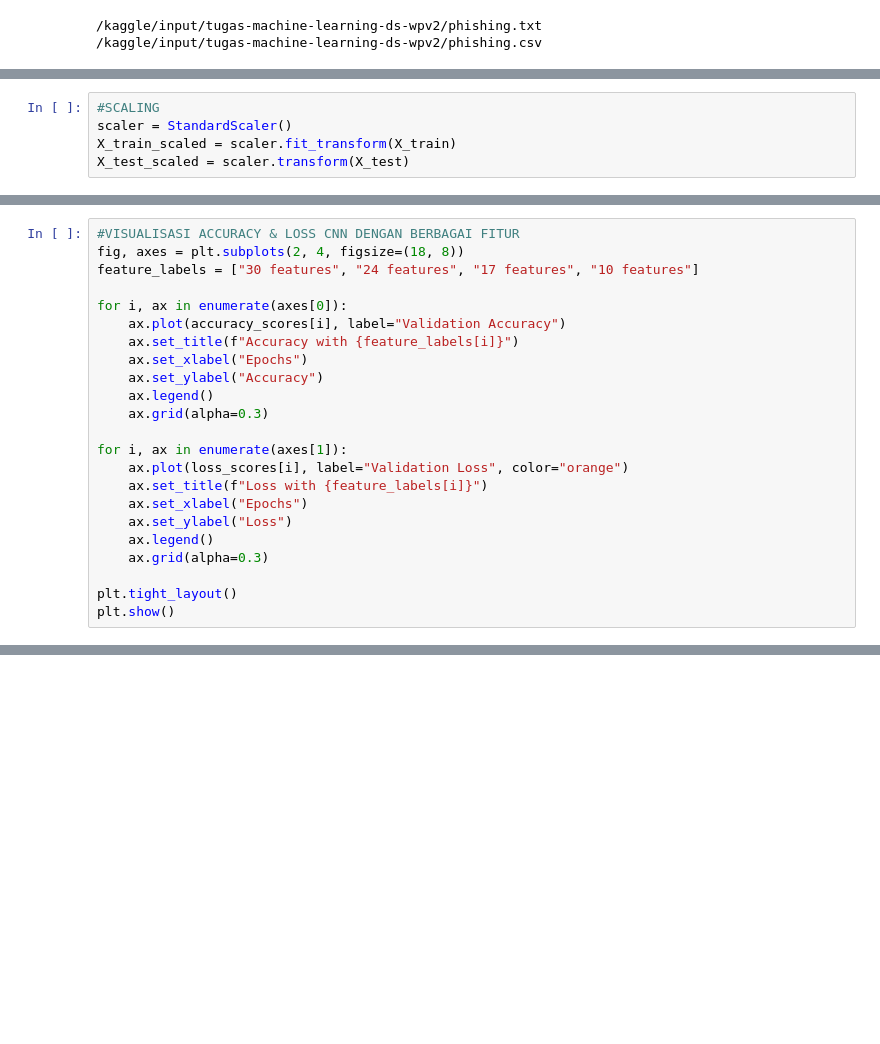
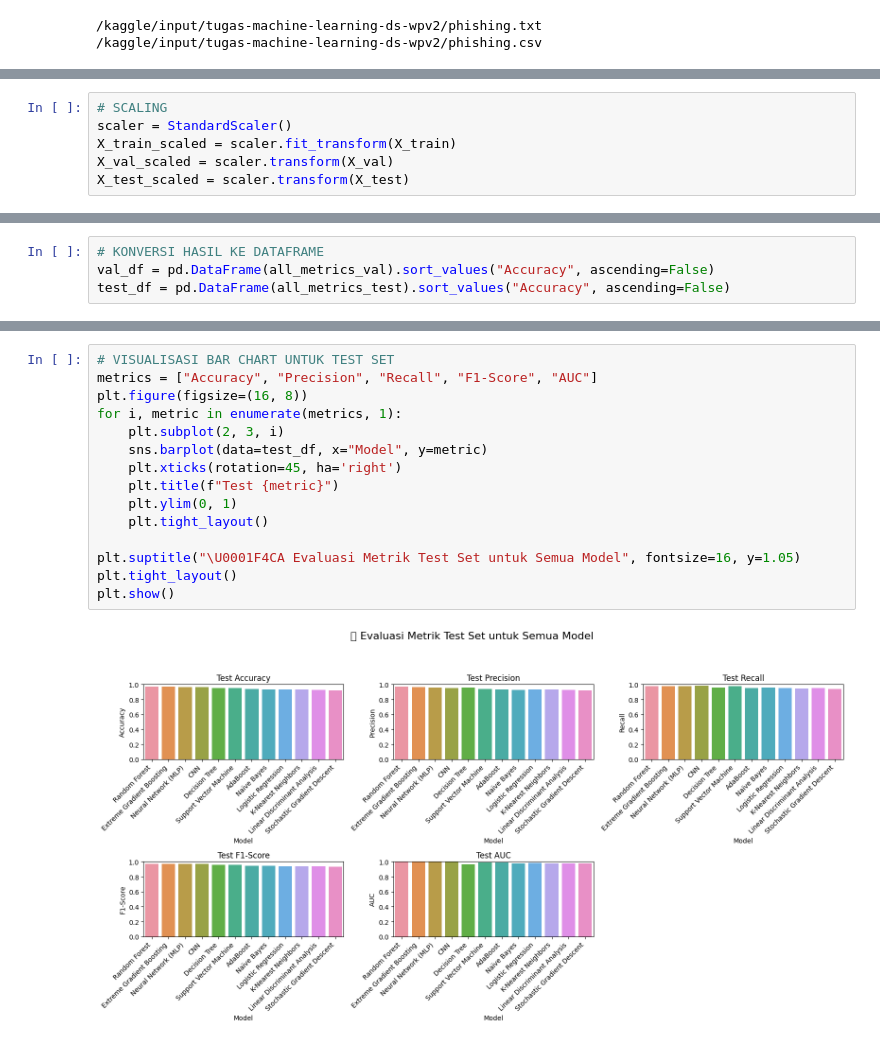
Before and after one commit to impeeza7/TUGAS_MACHINE_LEARNING8, a Jupyter notebook: tugas-machine-learning-ds-wpv2-kelompok-8.ipynb, the cells around one changed output, grey strips where cells are left out. Saved outputs shown, nothing was run; the diff lists cells and outputs as text; blank space fills up the shorter version.

```diff
--- a/tugas-machine-learning-ds-wpv2-kelompok-8.ipynb
+++ b/tugas-machine-learning-ds-wpv2-kelompok-8.ipynb
@@ -62,6 +62,7 @@ X_train, X_test, y_train, y_test = train_test_split(X, y, test_size=0.2, random_
 # %%
-#SCALING
+# SCALING
 scaler = StandardScaler()
 X_train_scaled = scaler.fit_transform(X_train)
+X_val_scaled = scaler.transform(X_val)
 X_test_scaled = scaler.transform(X_test)
 # %%
@@ -192,23 +82,0 @@ for k in feature_counts:
-# %%
-#VISUALISASI ACCURACY & LOSS CNN DENGAN BERBAGAI FITUR
-fig, axes = plt.subplots(2, 4, figsize=(18, 8))
-feature_labels = ["30 features", "24 features", "17 features", "10 features"]
-
-for i, ax in enumerate(axes[0]):
-    ax.plot(accuracy_scores[i], label="Validation Accuracy")
-    ax.set_title(f"Accuracy with {feature_labels[i]}")
-    ax.set_xlabel("Epochs")
-    ax.set_ylabel("Accuracy")
-    ax.legend()
-    ax.grid(alpha=0.3)
-
-for i, ax in enumerate(axes[1]):
-    ax.plot(loss_scores[i], label="Validation Loss", color="orange")
-    ax.set_title(f"Loss with {feature_labels[i]}")
-    ax.set_xlabel("Epochs")
-    ax.set_ylabel("Loss")
-    ax.legend()
-    ax.grid(alpha=0.3)
-
-plt.tight_layout()
-plt.show()
@@ -216,0 +165,4 @@ plt.show()
+# %%
+# KONVERSI HASIL KE DATAFRAME
+val_df = pd.DataFrame(all_metrics_val).sort_values("Accuracy", ascending=False)
+test_df = pd.DataFrame(all_metrics_test).sort_values("Accuracy", ascending=False)
@@ -216,0 +193,17 @@ plt.show()
+# %%
+# VISUALISASI BAR CHART UNTUK TEST SET
+metrics = ["Accuracy", "Precision", "Recall", "F1-Score", "AUC"]
+plt.figure(figsize=(16, 8))
+for i, metric in enumerate(metrics, 1):
+    plt.subplot(2, 3, i)
+    sns.barplot(data=test_df, x="Model", y=metric)
+    plt.xticks(rotation=45, ha='right')
+    plt.title(f"Test {metric}")
+    plt.ylim(0, 1)
+    plt.tight_layout()
+
+plt.suptitle("\U0001F4CA Evaluasi Metrik Test Set untuk Semua Model", fontsize=16, y=1.05)
+plt.tight_layout()
+plt.show()
+# %% [output]
+[figure, added]
```
Also changed, not shown: parts of 20 cells of this notebook.
